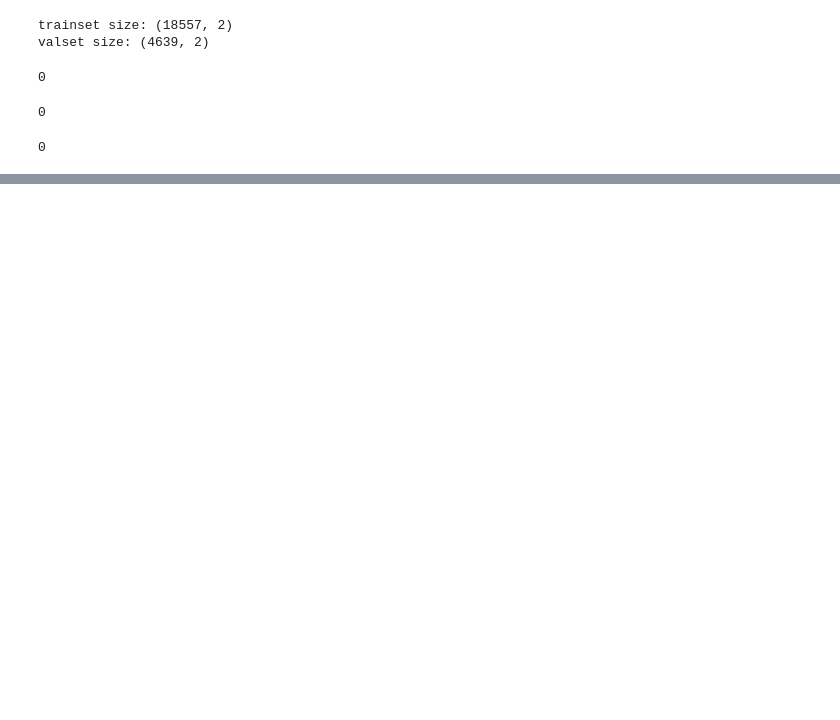
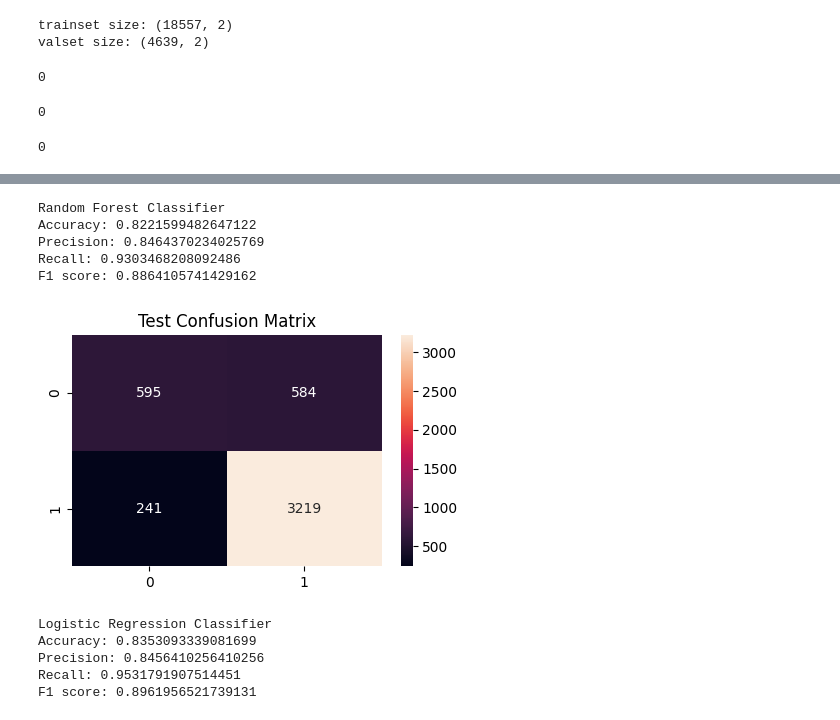
Before and after one commit to ishraq-99/499-Preprocessing, a Jupyter notebook: preporcess.ipynb, the cells around one changed output, grey strips where cells are left out. Saved outputs shown, nothing was run; the diff lists cells and outputs as text; code cells hidden in the pictures; blank space fills up the shorter version.

Commit message:
Added models

```diff
--- a/preporcess.ipynb
+++ b/preporcess.ipynb
@@ -240,0 +329,70 @@ train_df
+# %%
+from sklearn.ensemble import RandomForestClassifier
+from sklearn.metrics import accuracy_score, precision_score, recall_score, f1_score
+
+
+# Train the Random Forest classifier
+clf = RandomForestClassifier()
+clf.fit(X_train_news_tfidf, y_train)
+
+# Make predictions on the validation set
+y_pred = clf.predict(X_val_news_tfidf)
+
+# Calculate and print accuracy, precision, recall, and F1 score
+accuracy = accuracy_score(y_val, y_pred)
+precision = precision_score(y_val, y_pred)
+recall = recall_score(y_val, y_pred)
+f1 = f1_score(y_val, y_pred)
+
+
+print('Random Forest Classifier')
+print('Accuracy:',accuracy)
+print('Precision:',precision)
+print('Recall:',recall)
+print('F1 score:',f1)
+# %% [output]
+Random Forest Classifier
+Accuracy: 0.8221599482647122
+Precision: 0.8464370234025769
+Recall: 0.9303468208092486
+F1 score: 0.8864105741429162
+# %%
+cm = confusion_matrix(y_val, y_pred)
+plt.figure(figsize=(5, 3))
+sns.heatmap(cm, annot=True, fmt='d')
+plt.title('Test Confusion Matrix')
+plt.show()
+# %% [output]
+[figure, added]
+# %%
+from sklearn.linear_model import LogisticRegression
+from sklearn.metrics import accuracy_score, precision_score, recall_score, f1_score
+
+# Assuming X_train_news_tfidf, y_train, X_val_news_tfidf, y_val are defined
+
+# Initialize the Logistic Regression model
+logreg = LogisticRegression()
+
+# Train the model
+logreg.fit(X_train_news_tfidf, y_train)
+
+# Make predictions on the validation set
+y_pred = logreg.predict(X_val_news_tfidf)
+
+# Calculate and print accuracy, precision, recall, and F1 score
+accuracy = accuracy_score(y_val, y_pred)
+precision = precision_score(y_val, y_pred)
+recall = recall_score(y_val, y_pred)
+f1 = f1_score(y_val, y_pred)
+
+print('Logistic Regression Classifier')
+print('Accuracy:',accuracy)
+print('Precision:',precision)
+print('Recall:',recall)
+print('F1 score:',f1)
+# %% [output]
+Logistic Regression Classifier
+Accuracy: 0.8353093339081699
+Precision: 0.8456410256410256
+Recall: 0.9531791907514451
+F1 score: 0.8961956521739131
```
Also changed, not shown: parts of 16 cells of this notebook, 2 other files.
